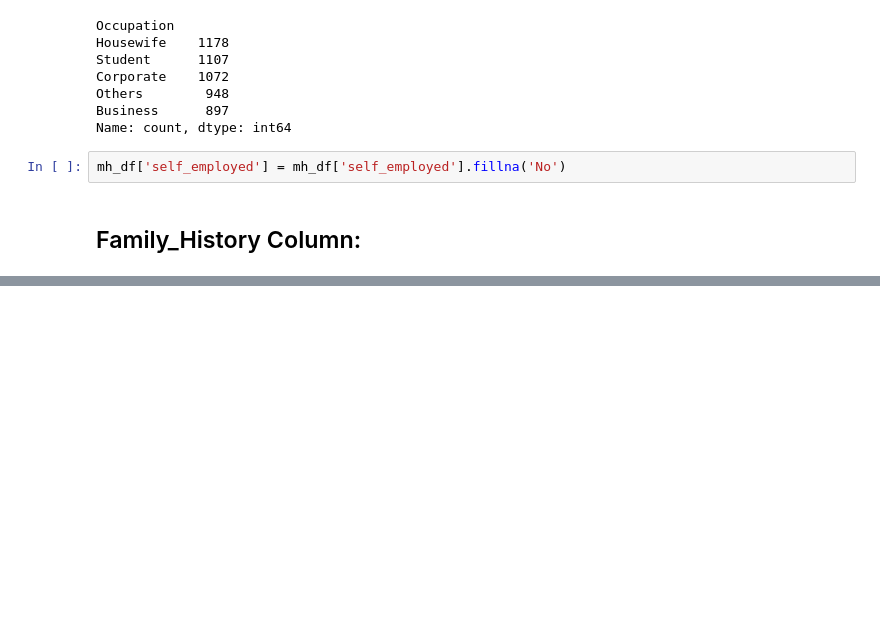
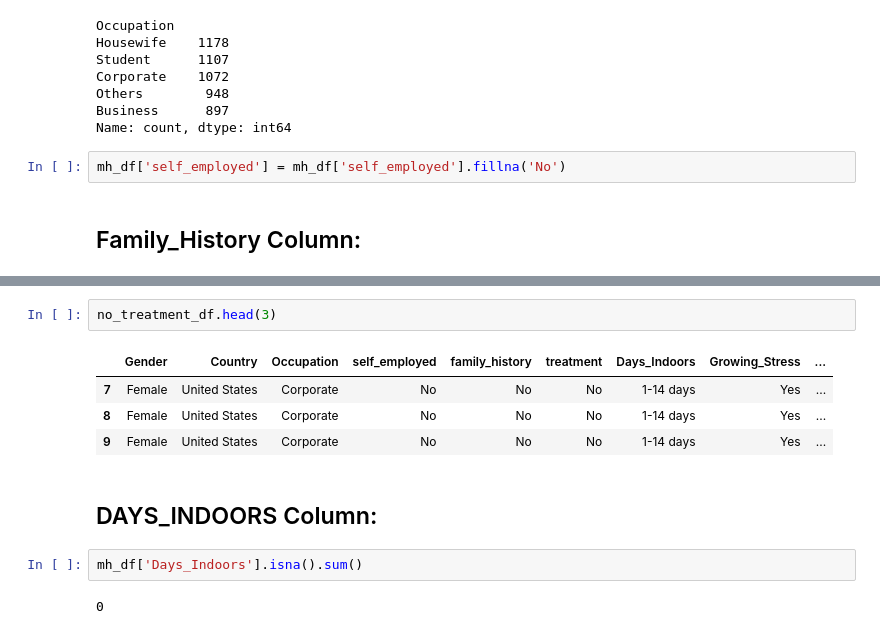
Before and after one commit to ZachRosenthal04/mental_health_analysis, a Jupyter notebook: mental_health_data_not_clean.ipynb, the cells around one changed output, grey strips where cells are left out. Drawn from its saved outputs; the diff is of its cells as text; blank space fills up the shorter version.

```diff
--- a/mental_health_data_not_clean.ipynb
+++ b/mental_health_data_not_clean.ipynb
@@ -182,0 +221,13 @@ mh_df['self_employed'] = mh_df['self_employed'].fillna('No')
+# %%
+no_treatment_df.head(3)
+# %% [output]
+|  | Gender | Country | Occupation | self_employed | family_history | treatment | Days_Indoors | Growing_Stress | ... |
+| 7 | Female | United States | Corporate | No | No | No | 1-14 days | Yes | ... |
+| 8 | Female | United States | Corporate | No | No | No | 1-14 days | Yes | ... |
+| 9 | Female | United States | Corporate | No | No | No | 1-14 days | Yes | ... |
+# %% [markdown]
+## DAYS_INDOORS Column:
+# %%
+mh_df['Days_Indoors'].isna().sum()
+# %% [output]
+0
```
Also changed, not shown: parts of 41 cells of this notebook.
